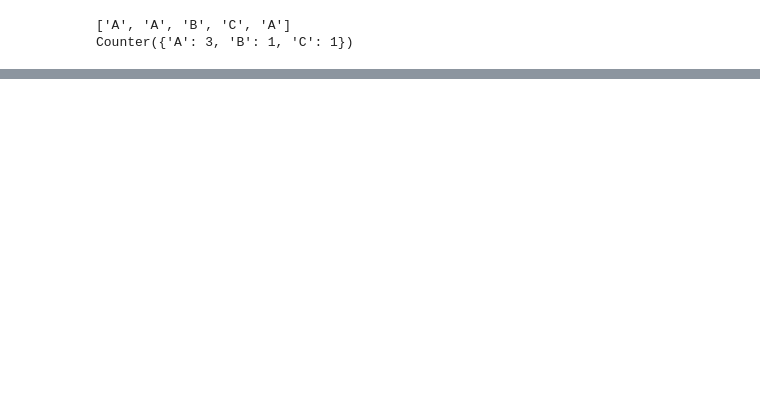
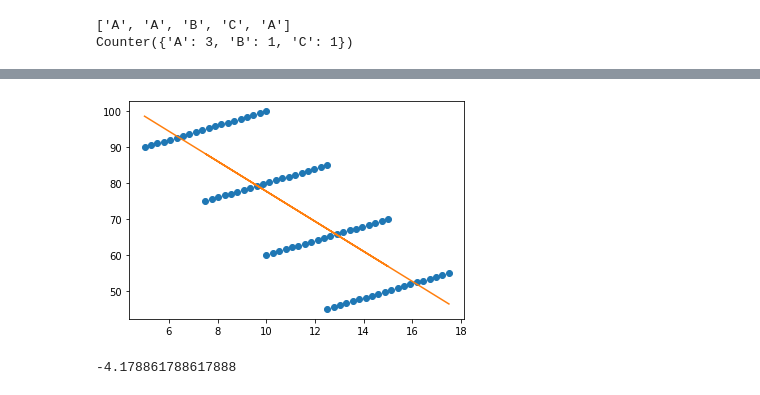
Before and after one commit to hansperu/repository-task52446, a Jupyter notebook: Python counts.ipynb, the cells around one changed output, grey strips where cells are left out. Saved outputs shown, nothing was run; the diff lists cells and outputs as text; code cells hidden in the pictures; blank space fills up the shorter version.

```diff
--- a/Python counts.ipynb
+++ b/Python counts.ipynb
@@ -81,2 +471,20 @@ Counter({'A': 3, 'B': 1, 'C': 1})
+# %%
+# append the lists of points together
+x = np.append(x1, [x2, x3, x4])
+y = np.append(y1, [y2, y3, y4])
+# %%
+# create the slope and constant of the equation of a line that best represents the points.
+m, b = np.polyfit(x, y, 1)
+# plot the points
+plt.plot(x, y, 'o')
+# plot the
+plt.plot(x, m*x + b)
+plt.show()
+# %% [output]
+[figure, added]
+# %%
+m
+# %% [output]
+-4.178861788617888
 # %% [markdown]
 ## References
```
Also changed, not shown: parts of 67 cells of this notebook.
